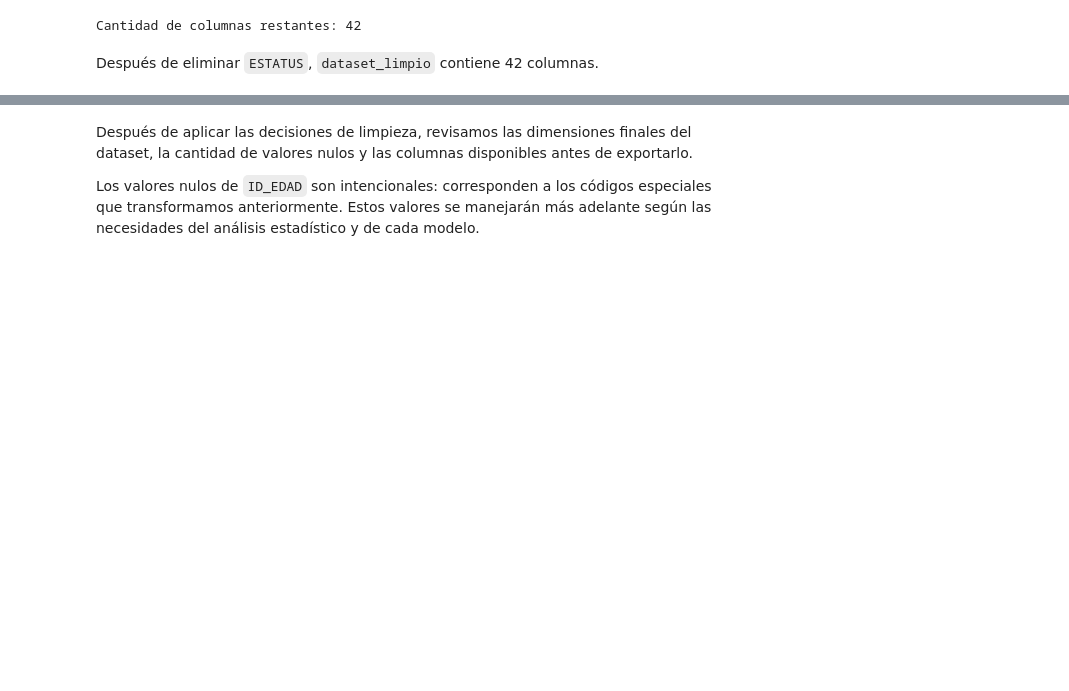
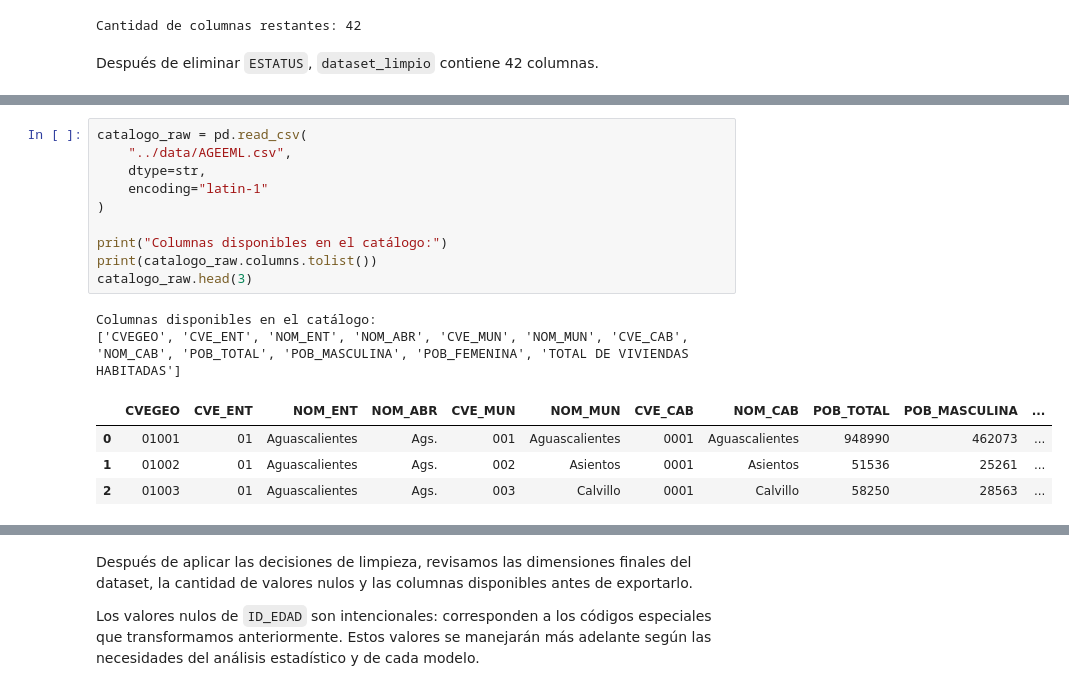
Before and after one commit to steve-quezada/Tareas_Almacenes-y-Mineria-de-Datos, a Jupyter notebook: ProyectoFinal/notebooks/analisis_exploratorio.ipynb, the cells around one changed output, grey strips where cells are left out. Cells and saved outputs as stored; diff of their text form; blank space fills up the shorter version.

```diff
--- a/ProyectoFinal/notebooks/analisis_exploratorio.ipynb
+++ b/ProyectoFinal/notebooks/analisis_exploratorio.ipynb
@@ -1145,0 +1331,17 @@ Después de eliminar `ESTATUS`, `dataset_limpio` contiene 42 columnas.
+# %%
+catalogo_raw = pd.read_csv(
+    "../data/AGEEML.csv",
+    dtype=str,
+    encoding="latin-1"
+)
+
+print("Columnas disponibles en el catálogo:")
+print(catalogo_raw.columns.tolist())
+catalogo_raw.head(3)
+# %% [output]
+Columnas disponibles en el catálogo:
+['CVEGEO', 'CVE_ENT', 'NOM_ENT', 'NOM_ABR', 'CVE_MUN', 'NOM_MUN', 'CVE_CAB', 'NOM_CAB', 'POB_TOTAL', 'POB_MASCULINA', 'POB_FEMENINA', 'TOTAL DE VIVIENDAS HABITADAS']
+|  | CVEGEO | CVE_ENT | NOM_ENT | NOM_ABR | CVE_MUN | NOM_MUN | CVE_CAB | NOM_CAB | POB_TOTAL | POB_MASCULINA | ... |
+| 0 | 01001 | 01 | Aguascalientes | Ags. | 001 | Aguascalientes | 0001 | Aguascalientes | 948990 | 462073 | ... |
+| 1 | 01002 | 01 | Aguascalientes | Ags. | 002 | Asientos | 0001 | Asientos | 51536 | 25261 | ... |
+| 2 | 01003 | 01 | Aguascalientes | Ags. | 003 | Calvillo | 0001 | Calvillo | 58250 | 28563 | ... |
```
Also changed, not shown: parts of 33 cells of this notebook, 3 other files.
